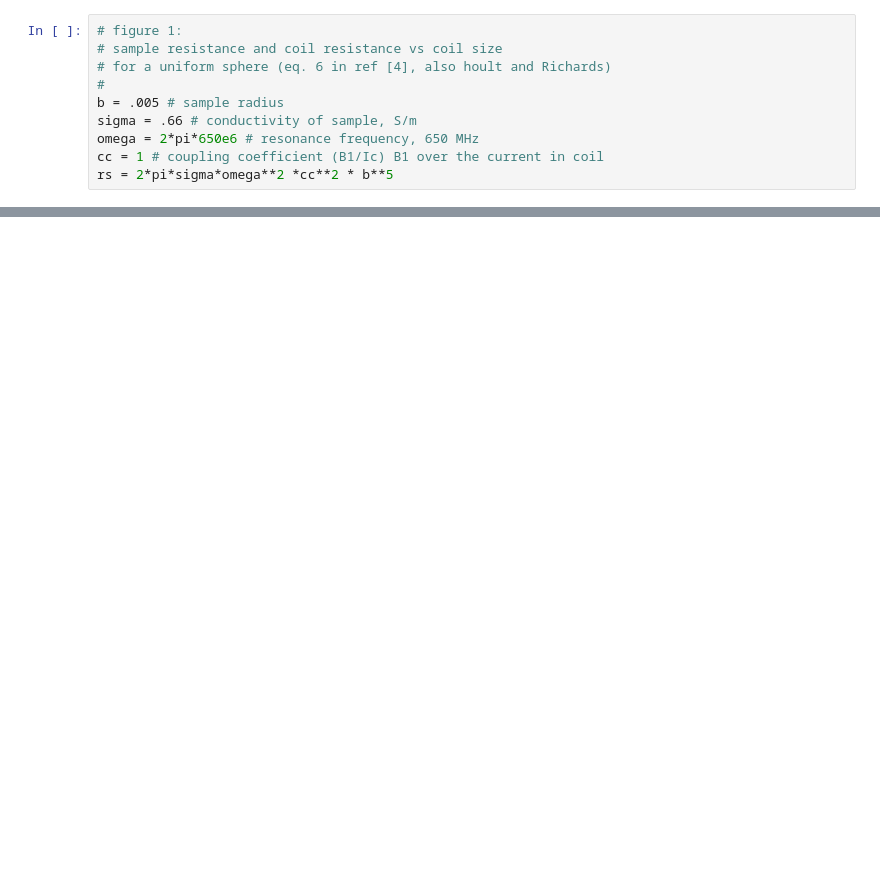
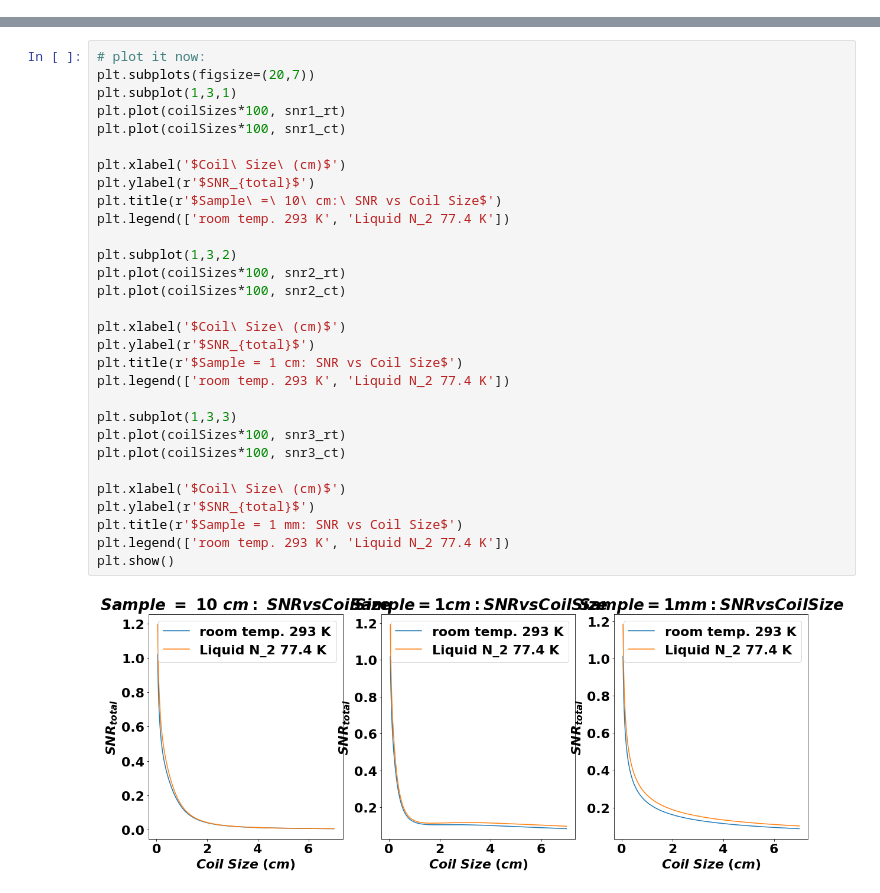
Before and after one commit to benjhardy/Coil_vs_Sample_Noise_MRI, a Jupyter notebook: coilSampleNoise.ipynb, the cells around one changed output, grey strips where cells are left out. Saved outputs shown, nothing was run; the diff lists cells and outputs as text; blank space fills up the shorter version.

Commit message:
first sample vs coil size and temp comparison

```diff
--- a/coilSampleNoise.ipynb
+++ b/coilSampleNoise.ipynb
@@ -26,10 +45,0 @@ import matplotlib.pyplot as plt
-# %%
-# figure 1:
-# sample resistance and coil resistance vs coil size
-# for a uniform sphere (eq. 6 in ref [4], also hoult and Richards)
-#
-b = .005 # sample radius
-sigma = .66 # conductivity of sample, S/m
-omega = 2*pi*650e6 # resonance frequency, 650 MHz
-cc = 1 # coupling coefficient (B1/Ic) B1 over the current in coil
-rs = 2*pi*sigma*omega**2 *cc**2 * b**5
@@ -38,0 +155,32 @@ rs = 2*pi*sigma*omega**2 *cc**2 * b**5
+# %%
+# plot it now:
+plt.subplots(figsize=(20,7))
+plt.subplot(1,3,1)
+plt.plot(coilSizes*100, snr1_rt)
+plt.plot(coilSizes*100, snr1_ct)
+
+plt.xlabel('$Coil\ Size\ (cm)$')
+plt.ylabel(r'$SNR_{total}$')
+plt.title(r'$Sample\ =\ 10\ cm:\ SNR vs Coil Size$')
+plt.legend(['room temp. 293 K', 'Liquid N_2 77.4 K'])
+
+plt.subplot(1,3,2)
+plt.plot(coilSizes*100, snr2_rt)
+plt.plot(coilSizes*100, snr2_ct)
+
+plt.xlabel('$Coil\ Size\ (cm)$')
+plt.ylabel(r'$SNR_{total}$')
+plt.title(r'$Sample = 1 cm: SNR vs Coil Size$')
+plt.legend(['room temp. 293 K', 'Liquid N_2 77.4 K'])
+
+plt.subplot(1,3,3)
+plt.plot(coilSizes*100, snr3_rt)
+plt.plot(coilSizes*100, snr3_ct)
+
+plt.xlabel('$Coil\ Size\ (cm)$')
+plt.ylabel(r'$SNR_{total}$')
+plt.title(r'$Sample = 1 mm: SNR vs Coil Size$')
+plt.legend(['room temp. 293 K', 'Liquid N_2 77.4 K'])
+plt.show()
+# %% [output]
+[figure, added]
```
Also changed, not shown: parts of 7 cells of this notebook.
